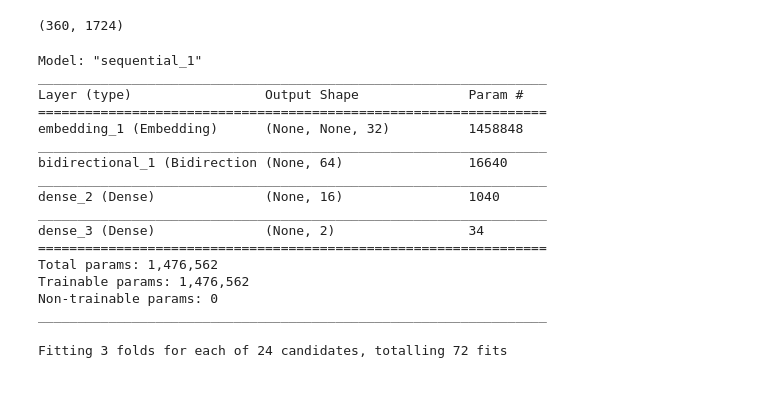
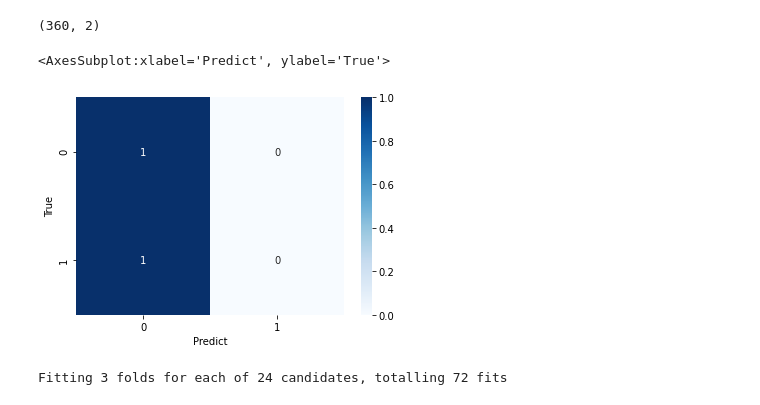
Before and after one commit to spe301/AI-generated-AI, a Jupyter notebook: AI_generated_NLP.ipynb, the cells around one changed output. Saved outputs shown, nothing was run; the diff lists cells and outputs as text; code cells hidden in the pictures.

```diff
--- a/AI_generated_NLP.ipynb
+++ b/AI_generated_NLP.ipynb
@@ -72,15 +72,15 @@ Fitting 3 folds for each of 24 candidates, totalling 72 fits
-# %%
-X.shape
-# %% [output]
-(360, 1724)
+# %%
+def GetDC(y):
+  vc = list(dict(pd.DataFrame(y).value_counts()).values())
+  return max(vc) / sum(vc)
 # %%
-def BuildNLP(model, grid, vocab_dim, X, dominant_class=0.5): #X, y, Xval, yval
+def BuildNLP(model, grid, vocab_dim, X, y):
   db = DataBuilder()
   dh = DataHelper()
   dl = DeepLearning()
   len_dataset = X.shape[0]
   n_features = X.shape[1]
-  dominant_class =
+  dominant_class = GetDC(y)
   combos = db.ResultsNLP(db.BuildCombos(grid, len_dataset, n_features, dominant_class), gridding=True)
   c2 = dh.ScaleData('standard', combos)
   combos['quality'] = model.predict(c2)
@@ -110,9 +110,12 @@ def BuildNLP(model, grid, vocab_dim, X, dominant_class=0.5): #X, y, Xval, yval
               bool(res['stacking']), bool(res['dropout']), optimizer, method, bool(res['bidirectional']))
   epochs = int(res['epochs'])
   bs = int(res['batch_size'])
-  #dm.fit(X, y, epochs=epochs, batch_size=batch_size)
-  # return dm
-  return dm, epochs, bs
+  dm.fit(X, y, epochs=epochs, batch_size=bs, validation_split=0.2)
+  return dm
+# %%
+lables = pd.DataFrame(y)
+lables.columns = wiki['classes']
+y2 = np.array(lables['AI'])
 # %%
 grid = {'output_dim': [2], #because we have 2 classes
           'embedding': [45589], #vocab is number of unique words in dataset
@@ -125,24 +128,15 @@ grid = {'output_dim': [2], #because we have 2 classes
           'method': ['LSTM', 'GRU'], #we will test between using an LSTM cell and a GRU cell
           'bidirectional': [True, False], 'epochs': list(range(5, 60, 5)), 'batch_size': [32, 64]}
 
-BuildNLP(reg, grid, len_dataset=360, n_features=1724, vocab_dim=v)[0].summary()
+dm = BuildNLP(reg, grid, v, X, y2)
+dm.summary()
 # %% [output]
-Model: "sequential_1"
-_________________________________________________________________
-Layer (type)                 Output Shape              Param #
-=================================================================
-embedding_1 (Embedding)      (None, None, 32)          1458848
-_________________________________________________________________
-bidirectional_1 (Bidirection (None, 64)                16640
-_________________________________________________________________
-dense_2 (Dense)              (None, 16)                1040
-_________________________________________________________________
-dense_3 (Dense)              (None, 2)                 34
-=================================================================
-Total params: 1,476,562
-Trainable params: 1,476,562
-Non-trainable params: 0
-_________________________________________________________________
+(360, 2)
+# %%
+Evaluater().BuildConfusionDL(dm, X, y)
+# %% [output]
+<AxesSubplot:xlabel='Predict', ylabel='True'>
+[figure, added]
 # %%
 df = pd.read_csv('https://raw.githubusercontent.com/spe301/AI-generated-AI/main/Data/NLP8.csv').drop(['Unnamed: 0'], axis='columns')
 #train, val = dh.HoldOut(df)
```
Also changed, not shown: parts of 3 cells of this notebook.
